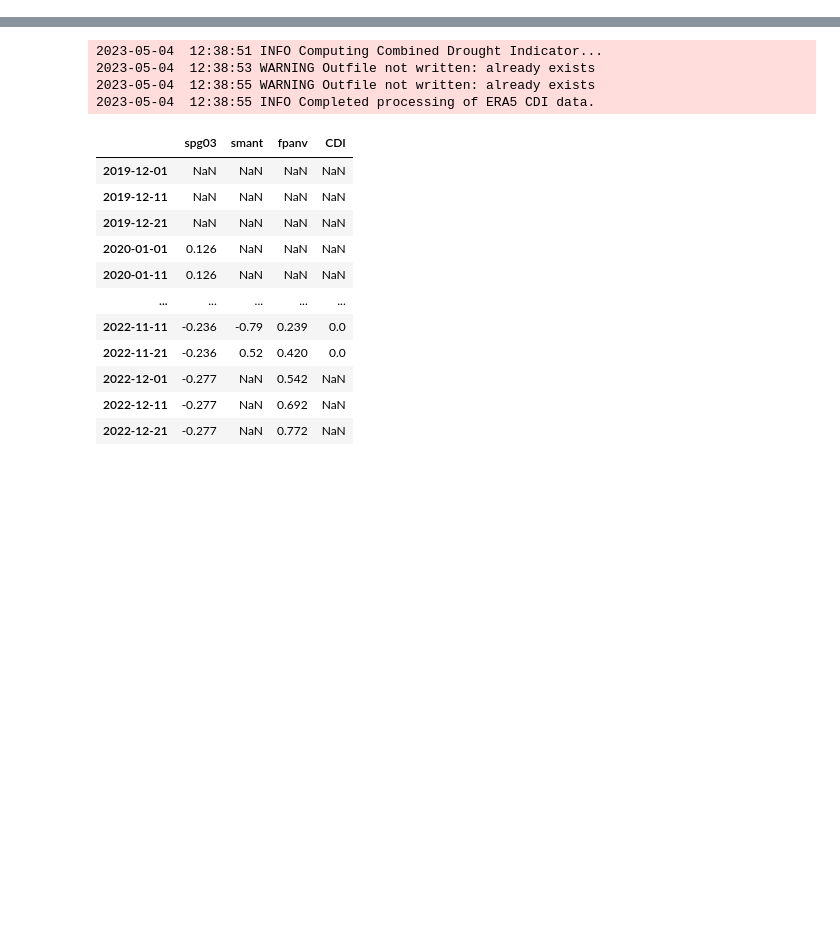
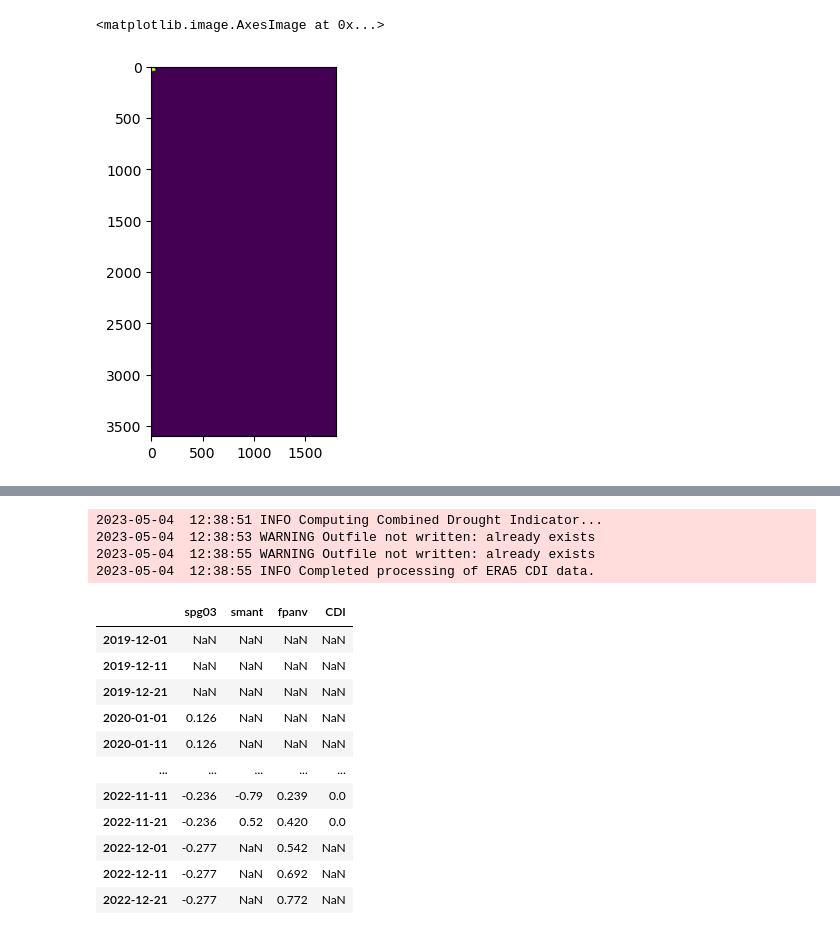
Before and after one commit to pixalytics-ltd/Climate-drought, a Jupyter notebook: test_cdi.ipynb, the cells around one changed output, grey strips where cells are left out. Drawn from its saved outputs; the diff is of its cells as text; code cells hidden in the pictures; blank space fills up the shorter version.

```diff
--- a/test_cdi.ipynb
+++ b/test_cdi.ipynb
@@ -25,0 +111,11 @@ cf = config.Config(outdir= 'output',indir='input',verbose=False)
+# %%
+from shapely.geometry import Polygon
+import rasterio.features
+import matplotlib.pyplot as plt
+
+poly = Polygon([(0, 50), (10, 10), (30, 0), (45, 45), (0, 50)])
+img = rasterio.features.rasterize([poly], out_shape=(len(ds.lon), len(ds.lat)))
+plt.imshow(img)
+# %% [output]
+<matplotlib.image.AxesImage at 0x...>
+[figure, added]
```
Also changed, not shown: parts of 39 cells of this notebook, 3 other files.
